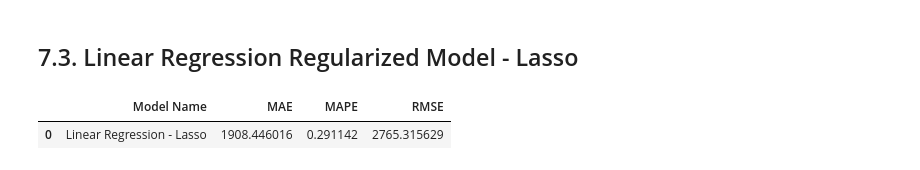
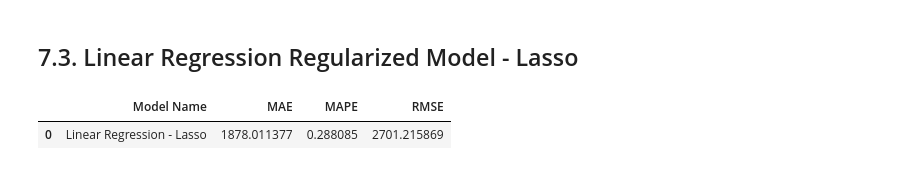
Before and after one commit to felipe471/Data_Science_Em_Producao, a Jupyter notebook: m06_v01_store_sales_prediction.ipynb, the cells around one changed output. Saved outputs shown, nothing was run; the diff lists cells and outputs as text; code cells hidden in the pictures.

```diff
--- a/m06_v01_store_sales_prediction.ipynb
+++ b/m06_v01_store_sales_prediction.ipynb
@@ -1208,14 +1296,14 @@ lr_result
 ## 7.3. Linear Regression Regularized Model - Lasso
 # %%
 # model
-lrr = Lasso(alpha=0.01).fit(x_train, y_train)
+lrr = Lasso(alpha=0.001).fit(x_train, y_train)
 
 # prediction
 yhat_lrr = lrr.predict(x_test)
 
 # performance
 lrr_result = ml_error('Linear Regression - Lasso', np.expm1(y_test), np.expm1(yhat_lrr))
 lrr_result
 # %% [output]
 |  | Model Name | MAE | MAPE | RMSE |
-| 0 | Linear Regression - Lasso | 1908.446016 | 0.291142 | 2765.315629 |
+| 0 | Linear Regression - Lasso | 1878.011377 | 0.288085 | 2701.215869 |
```
Also changed, not shown: parts of 31 cells of this notebook.
